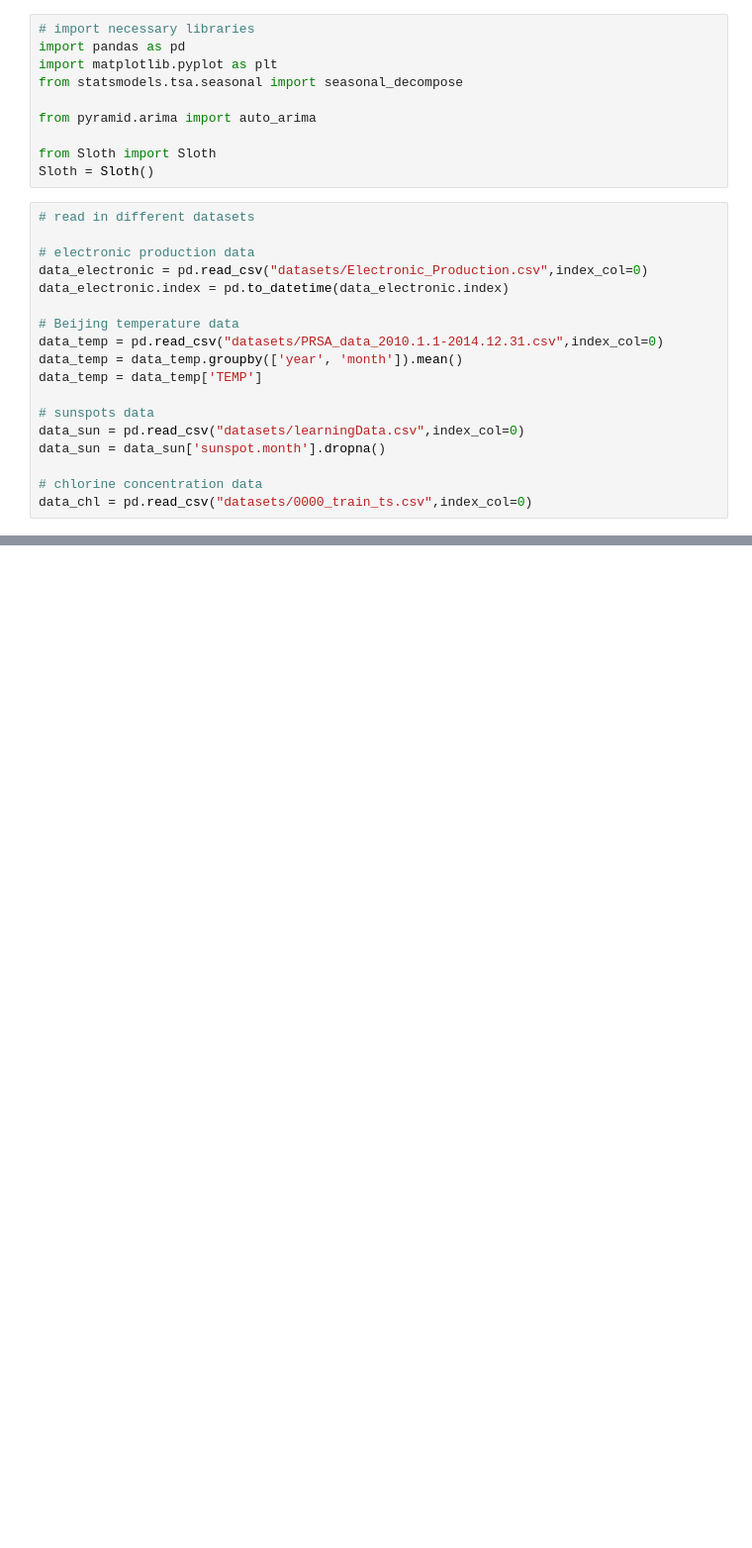
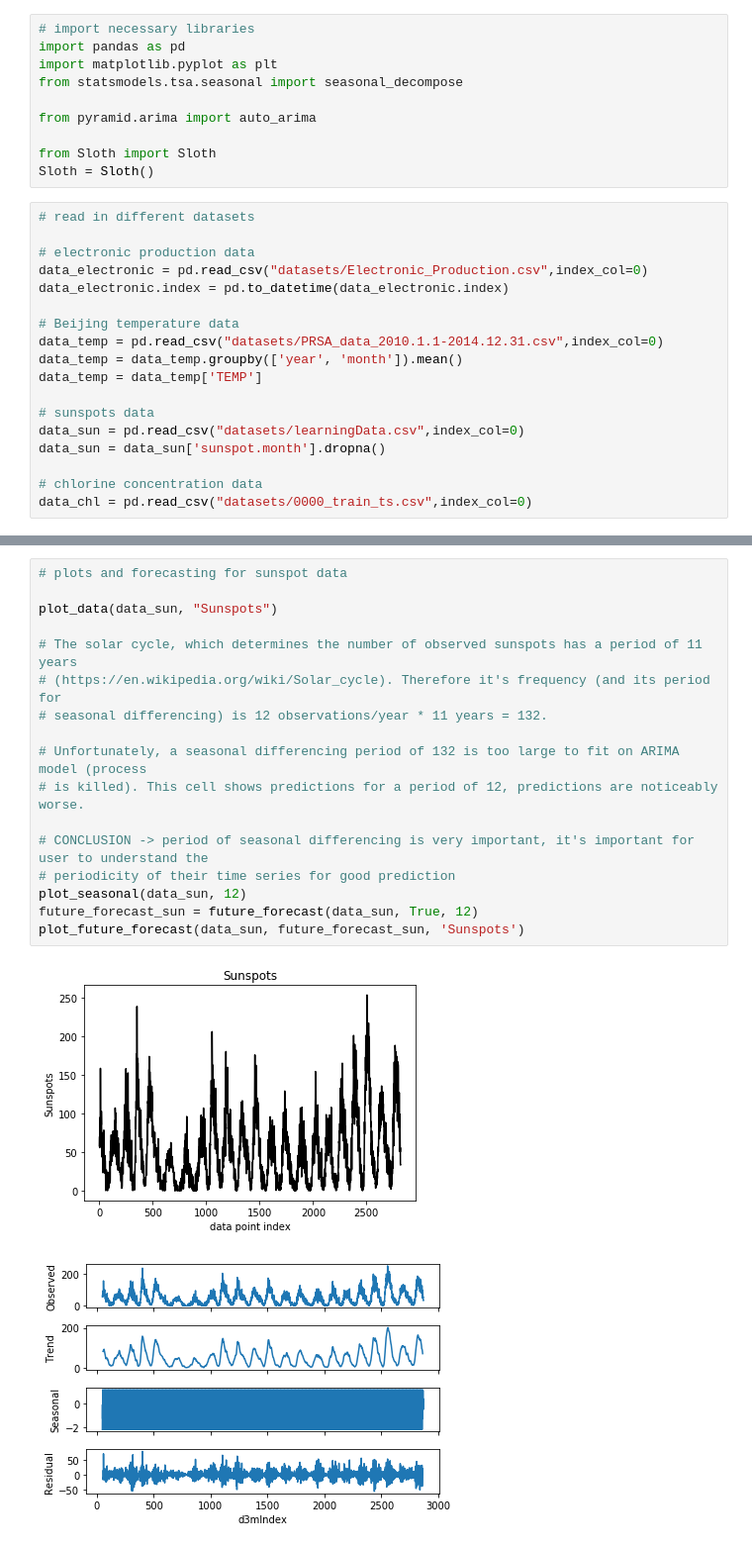
Before and after one commit to NewKnowledge/sloth, a Jupyter notebook: Sloth/scripts/Prediction/ARIMA Prediction Testing.ipynb, the cells around one changed output, grey strips where cells are left out. Shown at 99% size. Cells and saved outputs as stored; diff of their text form; blank space fills up the shorter version.

```diff
--- a/Sloth/scripts/Prediction/ARIMA Prediction Testing.ipynb
+++ b/Sloth/scripts/Prediction/ARIMA Prediction Testing.ipynb
@@ -126,0 +156,20 @@ Fit ARIMA: order=(2, 1, 1) seasonal_order=(1, 1, 2, 12); AIC=2440.303, BIC=2477.
+# %%
+# plots and forecasting for sunspot data
+
+plot_data(data_sun, "Sunspots")
+
+# The solar cycle, which determines the number of observed sunspots has a period of 11 years
+# (https://en.wikipedia.org/wiki/Solar_cycle). Therefore it's frequency (and its period for
+# seasonal differencing) is 12 observations/year * 11 years = 132.
+
+# Unfortunately, a seasonal differencing period of 132 is too large to fit on ARIMA model (process
+# is killed). This cell shows predictions for a period of 12, predictions are noticeably worse.
+
+# CONCLUSION -> period of seasonal differencing is very important, it's important for user to understand the
+# periodicity of their time series for good prediction
+plot_seasonal(data_sun, 12)
+future_forecast_sun = future_forecast(data_sun, True, 12)
+plot_future_forecast(data_sun, future_forecast_sun, 'Sunspots')
+# %% [output]
+[figure, added]
+[figure, added]
```
Also changed, not shown: parts of 5 cells of this notebook, 1 other file.
